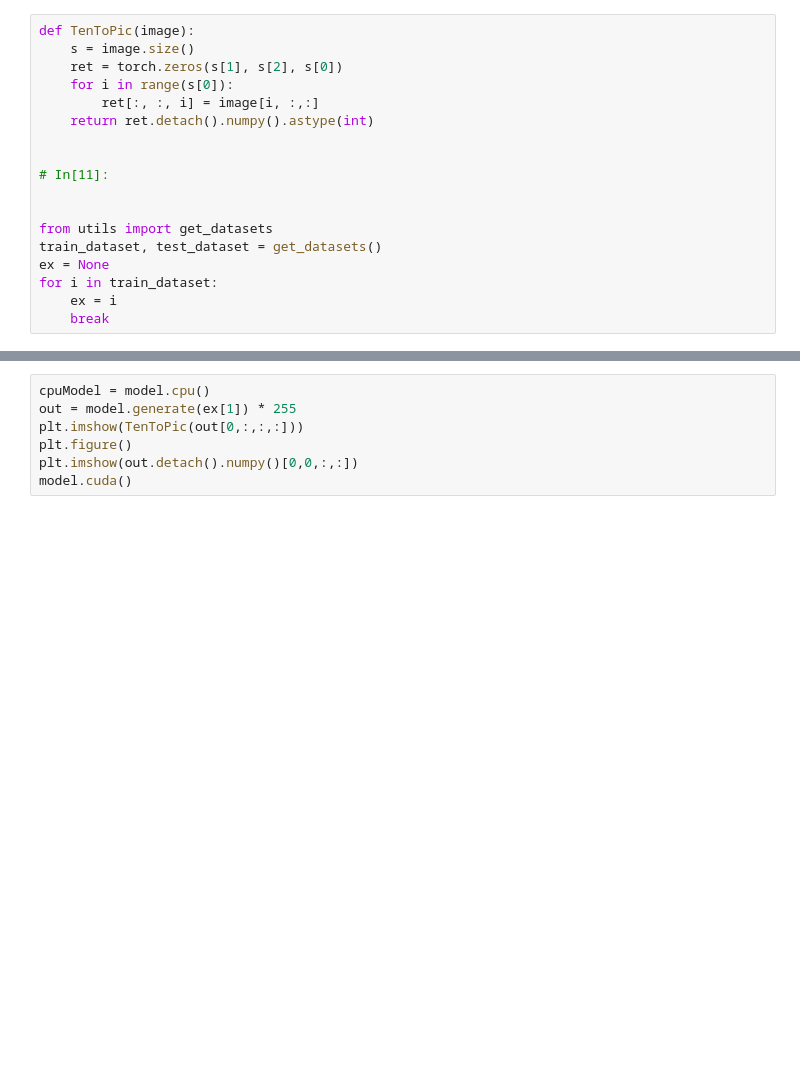
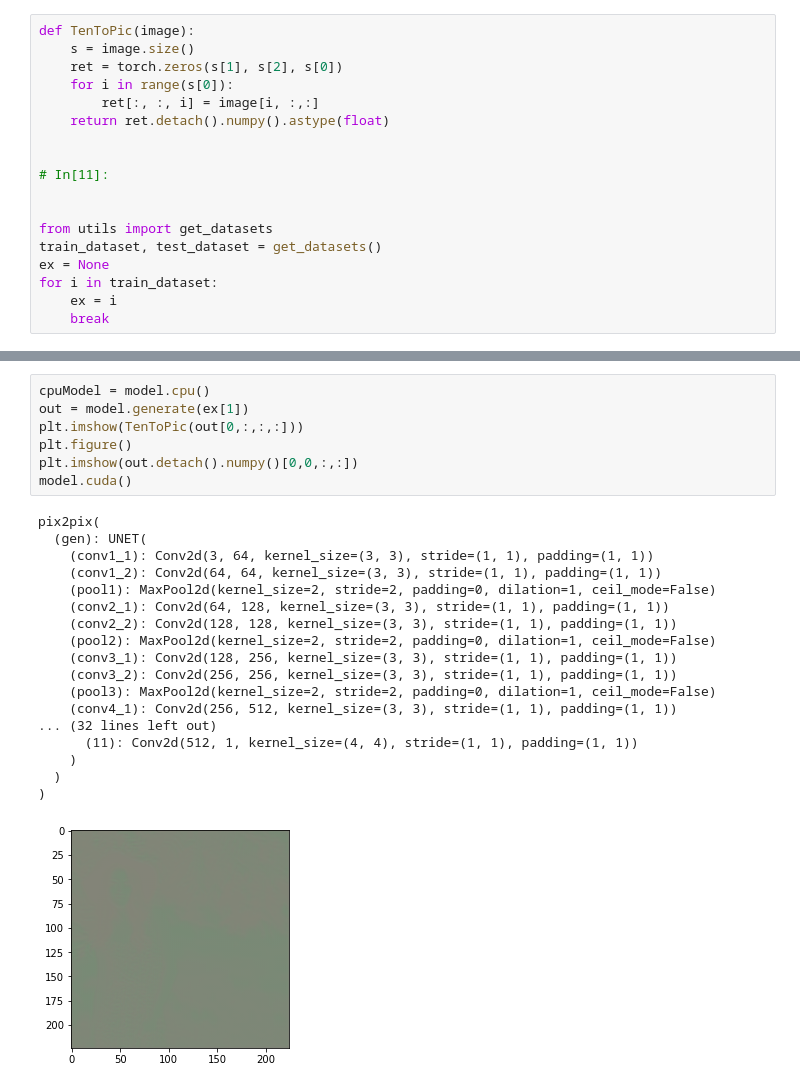
Before and after one commit to jonryf/deep-learning-image-colorization-using-gan, a Jupyter notebook: Playground2.ipynb, the cells around one changed output, grey strips where cells are left out. Drawn from its saved outputs; the diff is of its cells as text; blank space fills up the shorter version.

```diff
--- a/Playground2.ipynb
+++ b/Playground2.ipynb
@@ -157,7 +157,7 @@ def TenToPic(image):
     ret = torch.zeros(s[1], s[2], s[0])
     for i in range(s[0]):
         ret[:, :, i] = image[i, :,:]
-    return ret.detach().numpy().astype(int)
+    return ret.detach().numpy().astype(float)
 
 
 # In[11]:
@@ -189,7 +203,26 @@ model.cuda()
 # %%
 cpuModel = model.cpu()
-out = model.generate(ex[1]) * 255
+out = model.generate(ex[1])
 plt.imshow(TenToPic(out[0,:,:,:]))
 plt.figure()
 plt.imshow(out.detach().numpy()[0,0,:,:])
 model.cuda()
+# %% [output]
+pix2pix(
+  (gen): UNET(
+    (conv1_1): Conv2d(3, 64, kernel_size=(3, 3), stride=(1, 1), padding=(1, 1))
+    (conv1_2): Conv2d(64, 64, kernel_size=(3, 3), stride=(1, 1), padding=(1, 1))
+    (pool1): MaxPool2d(kernel_size=2, stride=2, padding=0, dilation=1, ceil_mode=False)
+    (conv2_1): Conv2d(64, 128, kernel_size=(3, 3), stride=(1, 1), padding=(1, 1))
+    (conv2_2): Conv2d(128, 128, kernel_size=(3, 3), stride=(1, 1), padding=(1, 1))
+    (pool2): MaxPool2d(kernel_size=2, stride=2, padding=0, dilation=1, ceil_mode=False)
+    (conv3_1): Conv2d(128, 256, kernel_size=(3, 3), stride=(1, 1), padding=(1, 1))
+    (conv3_2): Conv2d(256, 256, kernel_size=(3, 3), stride=(1, 1), padding=(1, 1))
+    (pool3): MaxPool2d(kernel_size=2, stride=2, padding=0, dilation=1, ceil_mode=False)
+    (conv4_1): Conv2d(256, 512, kernel_size=(3, 3), stride=(1, 1), padding=(1, 1))
+... (32 lines left out)
+      (11): Conv2d(512, 1, kernel_size=(4, 4), stride=(1, 1), padding=(1, 1))
+    )
+  )
+)
+[figure, added]
```
Also changed, not shown: parts of 7 cells of this notebook, 2 other files.
